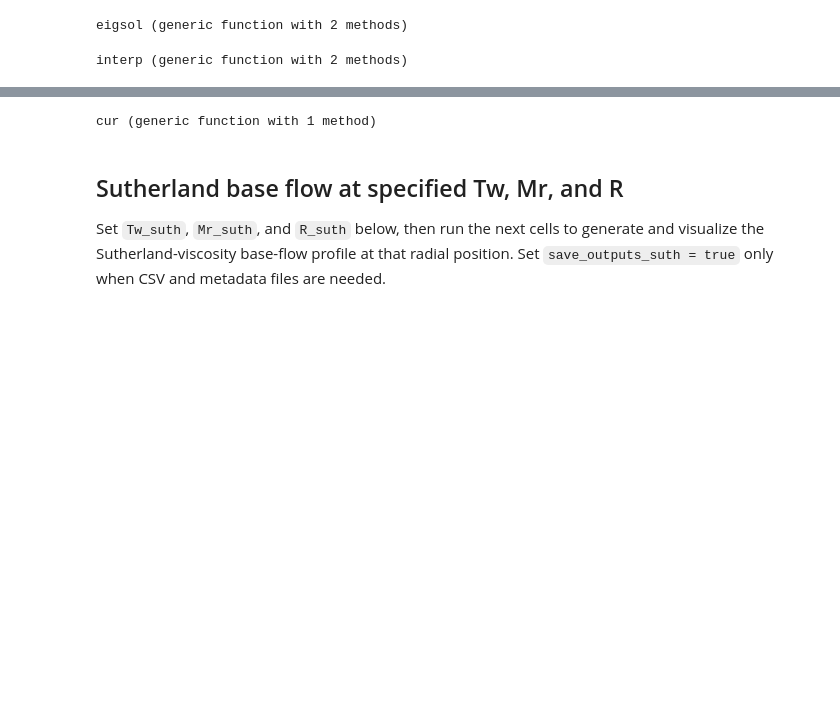
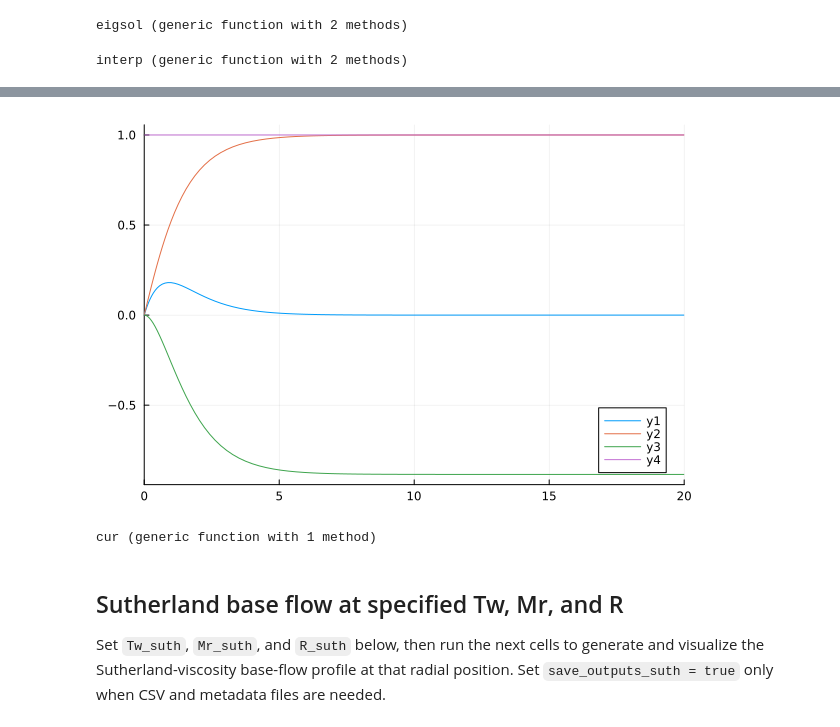
Before and after one commit to HaojieZhang917/Rotating-Flow-ToolKit, a Jupyter notebook: compress/BEK/Vonkarmen_bone/Bounssinesq.ipynb, the cells around one changed output, grey strips where cells are left out. Saved outputs shown, nothing was run; the diff lists cells and outputs as text; code cells hidden in the pictures; blank space fills up the shorter version.

```diff
--- a/compress/BEK/Vonkarmen_bone/Bounssinesq.ipynb
+++ b/compress/BEK/Vonkarmen_bone/Bounssinesq.ipynb
@@ -55,7 +55,7 @@ function interp(u0,v0,w0,T0,x,N)
     H = zeros(N+1)
     T = zeros(N+1)
 
-    z = range(0, 20, 2000)
+    z = range(0, 40, 2001)
 
     itu = BSplineKit.interpolate(z, u0, BSplineOrder(4))
     itv = BSplineKit.interpolate(z, v0, BSplineOrder(4))
@@ -112,16 +96,13 @@ plot!(z_1,T_1)
 # %%
-R = 285.365
+R = 440.88
 omega = 0.0
-be = 0.07759
-Tw = 1.1
-alpha_ref = 0.384 + 0im
-pushfirst!(PyVector(pyimport("sys")."path"), @__DIR__)
-bone = pyimport("Bone")
-z, H, F, G, T, dF, dG, dT, info = bone.get_baseflow(Tw)
+be = 0.04672
+Tw = 1.0
+alpha_ref = 0.13
+z, H, F, G, T, dF, dG, dT, info = LopezBaseflow.get_baseflow(Tw)
 N_cheb = 99
 c_ini = 0.3
 num = 3
-DM,D2M,x = CRC_STA.cheb_points(N_cheb)
+D,D2,x = CRD_BF.Cheb(N_cheb)
 F,G,H,T = interp(F,G,H,T,x,N_cheb)
-val,vec = eigsol(F,G,H,T,R,omega,be,N_cheb,DM,D2M,c_ini,num)
 # %% [output]
@@ -129,3 +124,8 @@ val,vec = eigsol(F,G,H,T,R,omega,be,N_cheb,DM,D2M,c_ini,num)
 # %%
-plot(abs.(vec[:,1]))
+plot(x,F,xlims=[0,20])
+plot!(x,G)
+plot!(x,H)
+plot!(x,T)
+# %% [output]
+[figure, added]
 # %%
```
Also changed, not shown: parts of 13 cells of this notebook, 49 other files.
